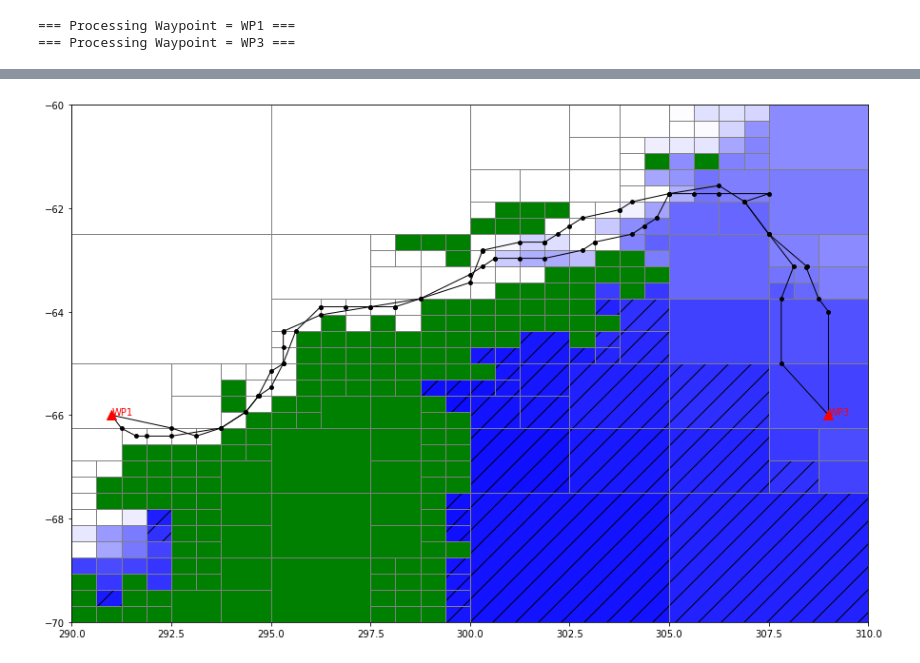
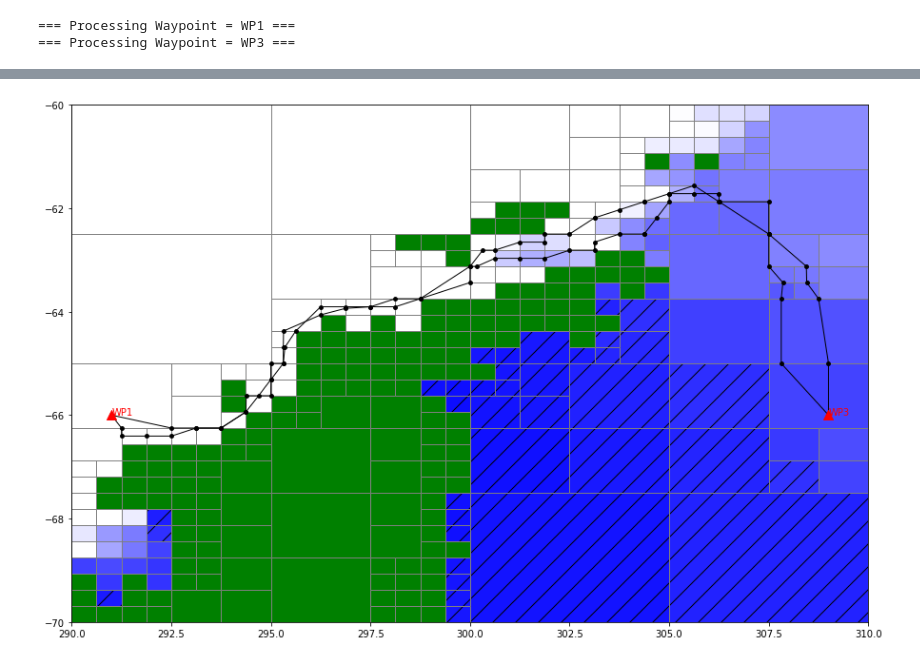
Before and after one commit to antarctica/PolarRoute, a Jupyter notebook: Example_SmallCoastal.ipynb, the cells around one changed output, grey strips where cells are left out. Saved outputs shown, nothing was run; the diff lists cells and outputs as text; code cells hidden in the pictures.

Commit message:
Smoothing Function Correced within Cells. Discussion with Maria prior to further change

```diff
--- a/Example_SmallCoastal.ipynb
+++ b/Example_SmallCoastal.ipynb
@@ -121,4 +119,5 @@ TT.Smmothing()
 # %%
-OptimisedPaths(mesh,TT,TT.SmoothedPaths)
+TT.PathSmoothing()
+OptimisedPaths(mesh,TT,TT.Paths)
 # %% [output]
-[figure, old version]
+[figure, new version]
```
Also changed, not shown: parts of 2 cells of this notebook, 1 other file.
